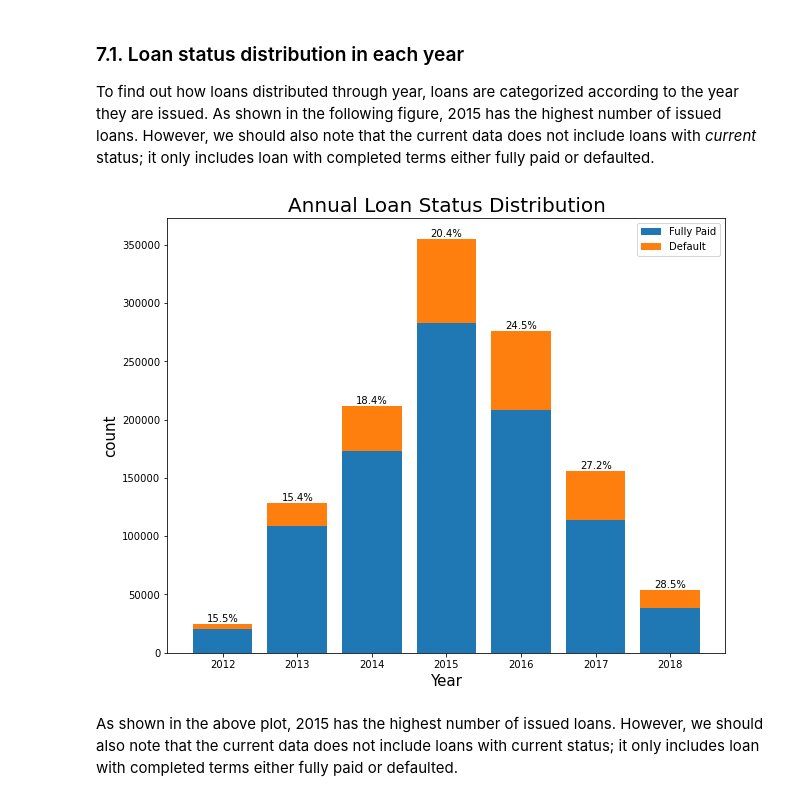
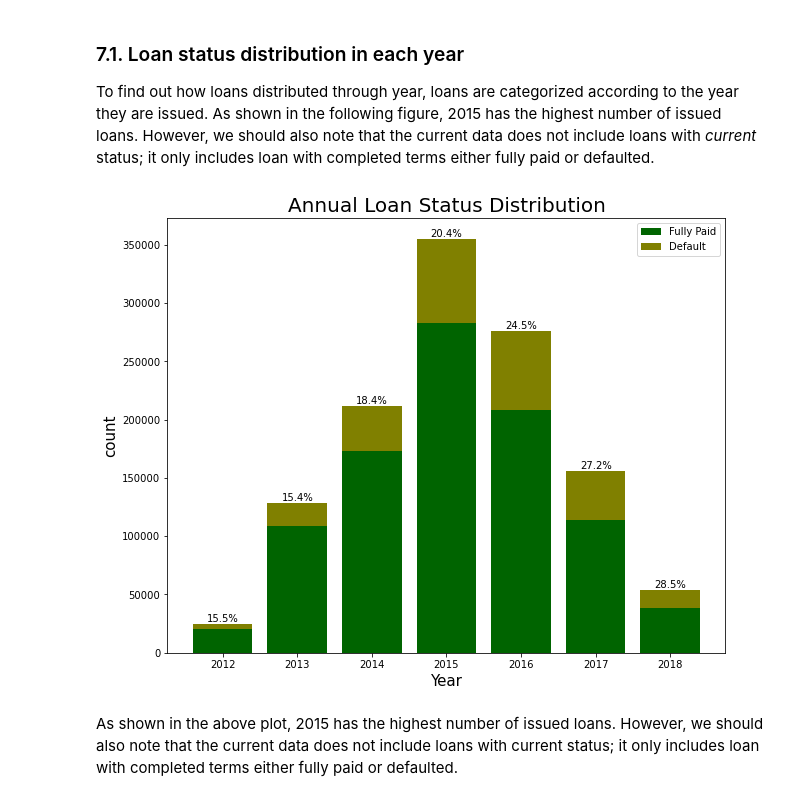
Before and after one commit to somayehY/Somayeh_Youssefi, a Jupyter notebook: LendingClub/LendingClub_ExploratoryDataAnalysis.ipynb, the cells around one changed output. Cells and saved outputs as stored; diff of their text form; code cells hidden in the pictures.

```diff
--- a/LendingClub/LendingClub_ExploratoryDataAnalysis.ipynb
+++ b/LendingClub/LendingClub_ExploratoryDataAnalysis.ipynb
@@ -162,3 +162,12 @@ In both defaulted and charged off loans, the borrower has failed to pay back the
 ## 6. Combining charged off and default loans and dropping current loans <a  class='anchor' id='combine'></a>
 
 As discussed earlier, charged off and default both refe to a borrower's failiure to return the loan. Therefore, the two status can be combined. Also, loans with _Current_ status, cannot be used in training models, therefore, they will be dropped. After making the changes to the status, a countplot of the loan status is plotted again.
+# %%
+# combine 'Charged Off' and 'Default' as well as any 'late' loans into one status
+
+df.loc[df['loan_status']=='Late (31-120 days)', 'new_status'] = 'Default'
+df.loc[df['loan_status']=='In Grace Period', 'new_status'] = 'Default'
+df.loc[df['loan_status']=='Late (16-30 days)', 'new_status'] = 'Default'
+df.loc[df['loan_status']=='Charged Off', 'new_status'] = 'Default'
+
+df['loan_status'].replace(['Late (31-120 days)', 'In Grace Period', 'Late (16-30 days)', 'Charged Off' ], 'Default', inplace=True)
@@ -165,21 +179,9 @@ As discussed earlier, charged off and default both refe to a borrower's failiure
 # %%
-# Defining a new column 'new_status' and combine 'Charged Off' and 'Default' as well as any 'late' loans into one status
-
-df['new_status'] = df['loan_status']
-df.loc[df['loan_status']=='Late (31-120 days)', 'new_status'] = 'Default'
-df.loc[df['loan_status']=='In Grace Period', 'new_status'] = 'Default'
-df.loc[df['loan_status']=='Late (16-30 days)', 'new_status'] = 'Default'
-df.loc[df['loan_status']=='Charged Off', 'new_status'] = 'Default'
-
-#Dropping loans which are 'Current'
-
-s = df[df['loan_status']=='Current'].index
-df.drop(s, inplace=True)
 total = len(df)
 
 plt.figure(figsize = (8,6))
 
-ax = sns.countplot(x="new_status", data=df, palette="Set1")
+ax = sns.countplot(x="loan_status", data=df, palette="Set1")
 ax.set_xticklabels(ax.get_xticklabels(),rotation=45)
 ax.set_xlabel("Loan Status Categories", fontsize=12)
 ax.set_ylabel("Count", fontsize=15)
@@ -195,8 +197,6 @@ for p in ax.patches:
 ax.set_ylim(0, max(sizes) * 1.10)
 
 plt.show()
-
-df.drop(columns='loan_status', inplace=True)
 # %% [output]
 [figure]
 # %% [markdown]
@@ -210,33 +210,33 @@ Now that the data is divided into two categories: Fully-paid and Default, we can
 
 To find out how loans distributed through year, loans are categorized according to the year they are issued. As shown in the following figure, 2015 has the highest number of issued loans. However, we should also note that the current data does not include loans with _current_ status; it only includes loan with completed terms either fully paid or defaulted.
 # %%
-defaulL= df.loc[df['new_status']=='Default', ['issue_year']].value_counts()
-fullL= df.loc[df['new_status']=='Fully Paid', ['issue_year']].value_counts()
+defaulL= df.loc[df['loan_status']=='Default', ['issue_year']].value_counts()
+fullL= df.loc[df['loan_status']=='Fully Paid', ['issue_year']].value_counts()
 
 s = pd.DataFrame({'Fully Paid': fullL, 'Default': defaulL})
 s['Total'] = s['Default'] + s['Fully Paid']
 
 s.index = ['2012', '2013', '2014', '2015', '2016', '2017', '2018']
 
 fig, ax = plt.subplots(figsize=(10,8))
-ax.bar(s.index, s['Fully Paid'])
-ax.bar(s.index, s['Default'], bottom=s['Fully Paid'])
+ax.bar(s.index, s['Fully Paid'], color='darkgreen')
+ax.bar(s.index, s['Default'], bottom=s['Fully Paid'], color='olive')
 ax.set_xticklabels(s.index)
 ax.set_xlabel('Year', fontsize=15)
 ax.set_ylabel('count', fontsize=15)
 ax.legend(['Fully Paid', 'Default'])
 ax.set_title("Annual Loan Status Distribution", fontsize=20)
 
 s_total=s['Total']
 s = s.iloc[:, 0:2]
 s_rel = s.div(s_total, 0)*100
 n = 'Default'
 for i, (cs, pc) in enumerate(zip(s.cumsum(1)[n], s_rel[n])):
     plt.text(i, cs, str(np.round(pc, 1)) + '%', va='bottom', ha='center')
 
 plt.show()
 # %% [output]
-[figure, old version]
+[figure, new version]
 # %% [markdown]
 As shown in the above plot, 2015 has the highest number of issued loans. However, we should also note that the current data does not include loans with current status; it only includes loan with completed terms either fully paid or defaulted.
 # %% [markdown]
```
Also changed, not shown: parts of 28 cells of this notebook.
